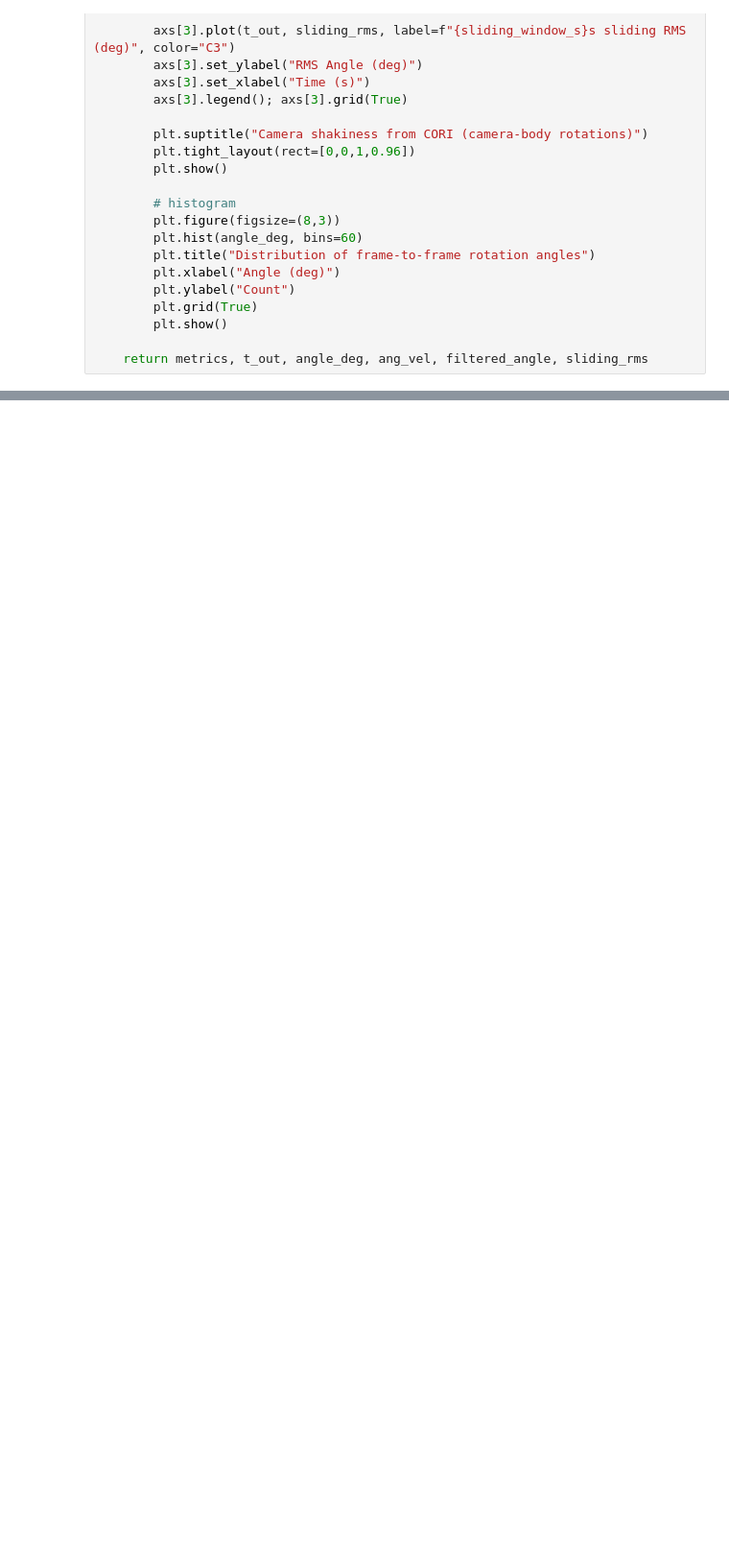
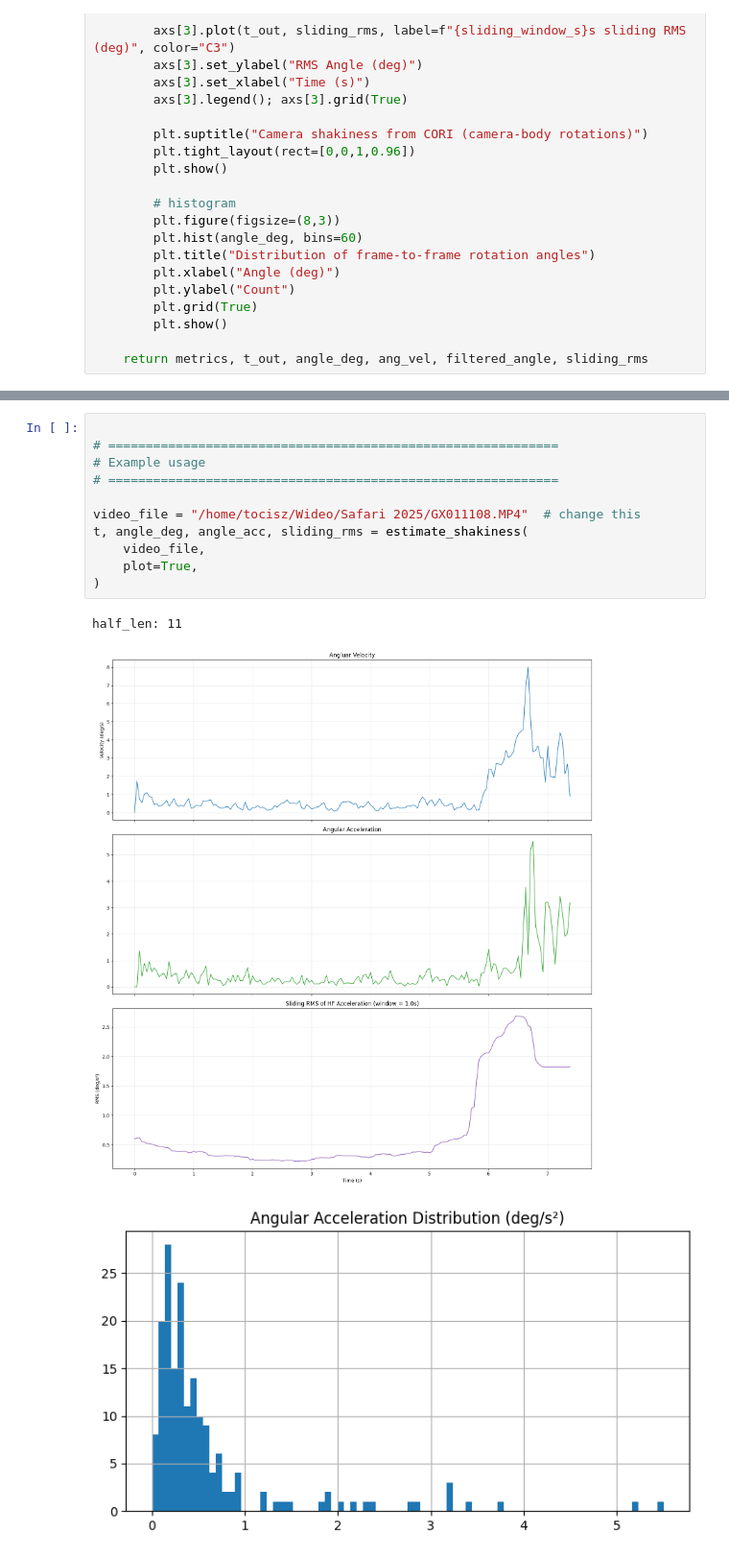
Before and after one commit to tocisz/goproflow, a Jupyter notebook: shake.ipynb, the cells around one changed output, grey strips where cells are left out. Shown: that part at 96% size. Saved outputs shown, nothing was run; the diff lists cells and outputs as text; blank space fills up the shorter version.

```diff
--- a/shake.ipynb
+++ b/shake.ipynb
@@ -162,0 +302,15 @@ print(metrics)
+# %%
+
+# ============================================================
+# Example usage
+# ============================================================
+
+video_file = "/home/tocisz/Wideo/Safari 2025/GX011108.MP4"  # change this
+t, angle_deg, angle_acc, sliding_rms = estimate_shakiness(
+    video_file,
+    plot=True,
+)
+# %% [output]
+half_len: 11
+[figure, added]
+[figure, added]
```
Also changed, not shown: parts of 3 cells of this notebook, 1 other file.
